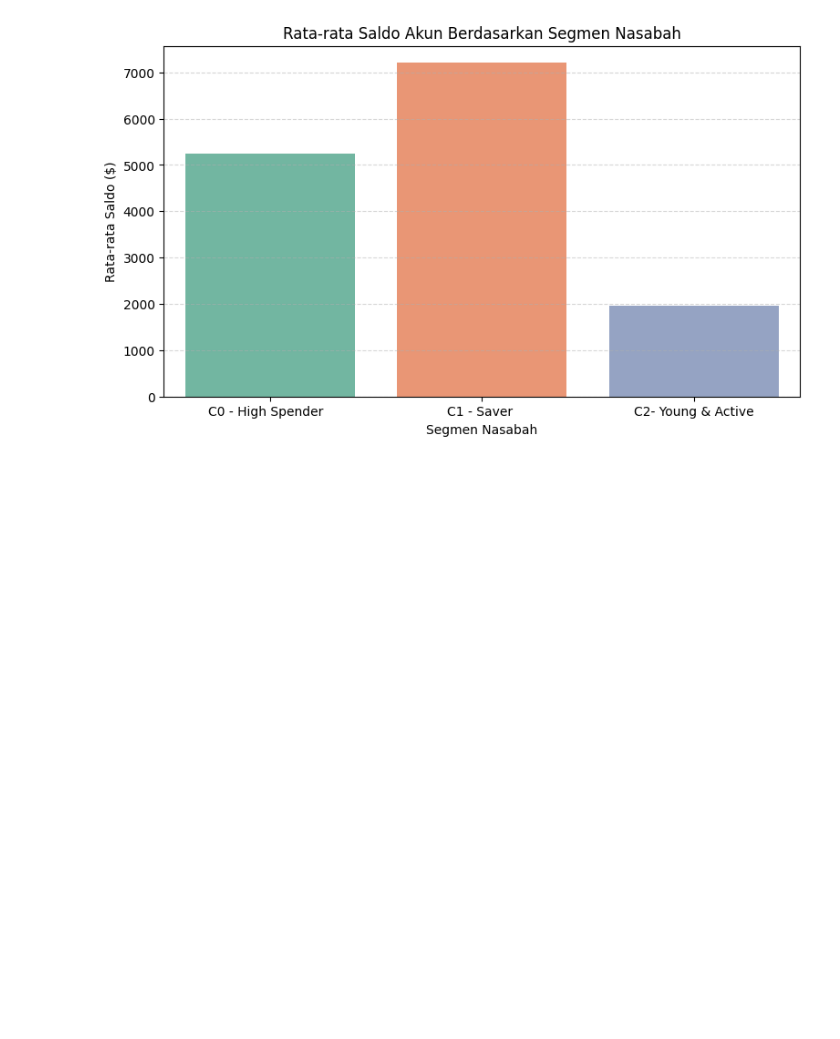
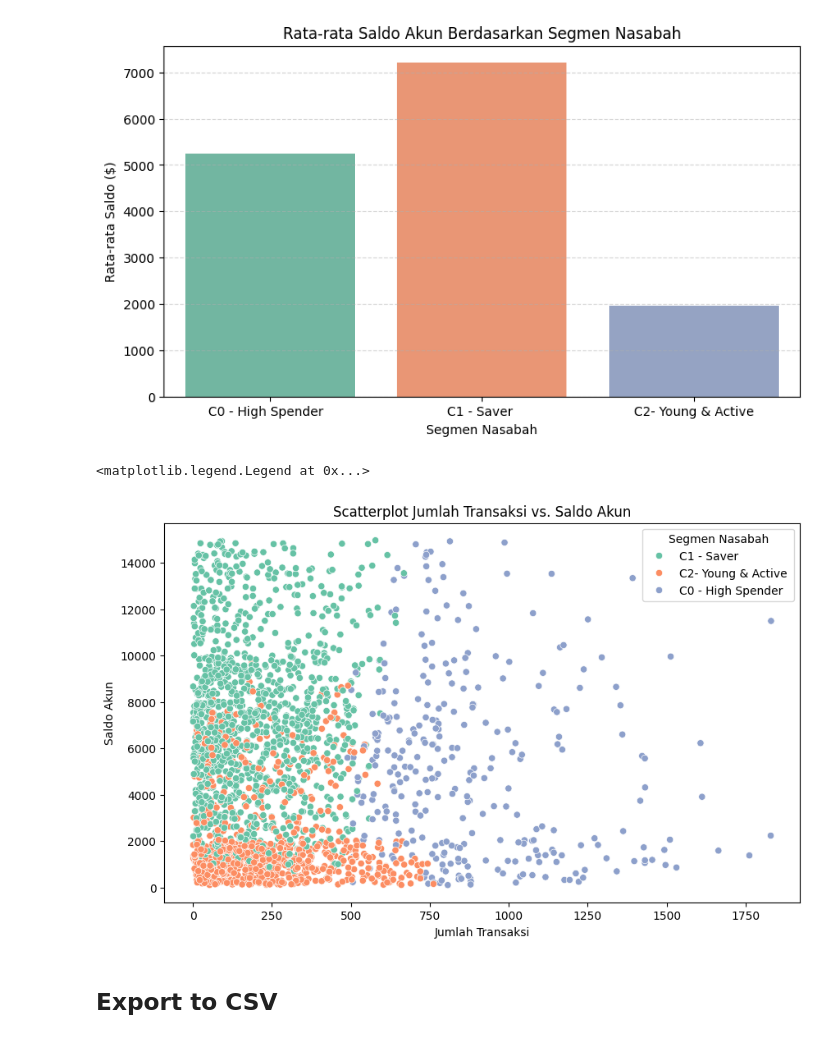
Before and after one commit to Adriangithu/Project_Data_Wrangling, a Jupyter notebook: Copy_of_Project_Data_Wrangling.ipynb, the cells around one changed output. Saved outputs shown, nothing was run; the diff lists cells and outputs as text; code cells hidden in the pictures; blank space fills up the shorter version.

```diff
--- a/Copy_of_Project_Data_Wrangling.ipynb
+++ b/Copy_of_Project_Data_Wrangling.ipynb
@@ -433,5 +435,17 @@ Passing `palette` without assigning `hue` is deprecated and will be removed in v
 
   sns.barplot(data=rata_rata_saldo, x='Nama_Segmen', y='Saldo_Akun', palette='Set2')
 [figure]
+# %%
+plt.figure(figsize=(10, 6))
+sns.scatterplot(data=df_baru, x='Jumlah_Transaksi', y='Saldo_Akun', hue='Nama_Segmen', palette='Set2')
+plt.title('Scatterplot Jumlah Transaksi vs. Saldo Akun')
+plt.xlabel('Jumlah Transaksi')
+plt.ylabel('Saldo Akun')
+plt.legend(title='Segmen Nasabah', loc='upper right')
+# %% [output]
+<matplotlib.legend.Legend at 0x...>
+[figure, added]
+# %% [markdown]
+## **Export to CSV**
 # %%
 df_baru.to_csv('hasil_segmentasi_nasabah.csv', index=False)
```
Also changed, not shown: parts of 2 cells of this notebook, 1 other file.
